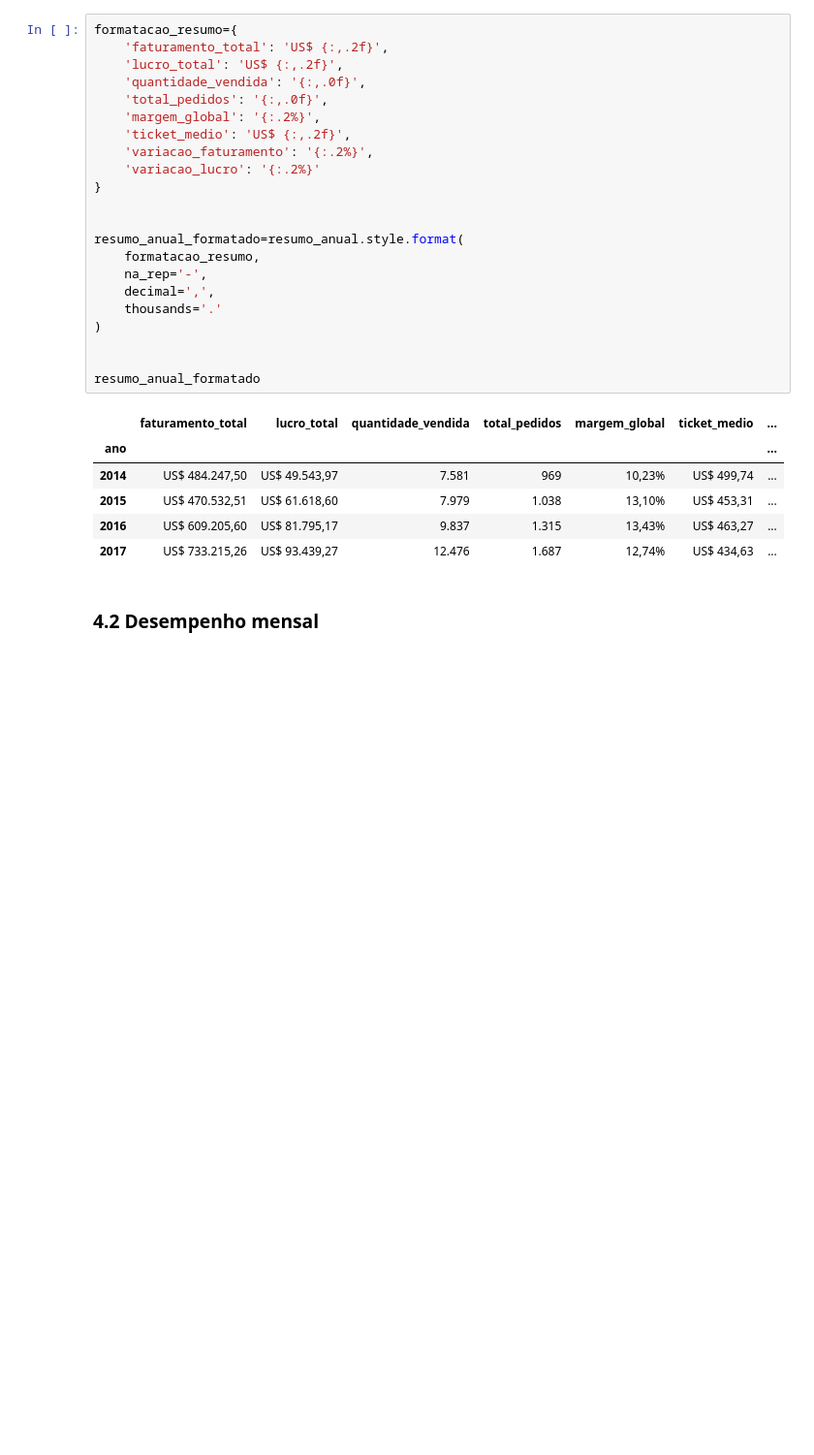
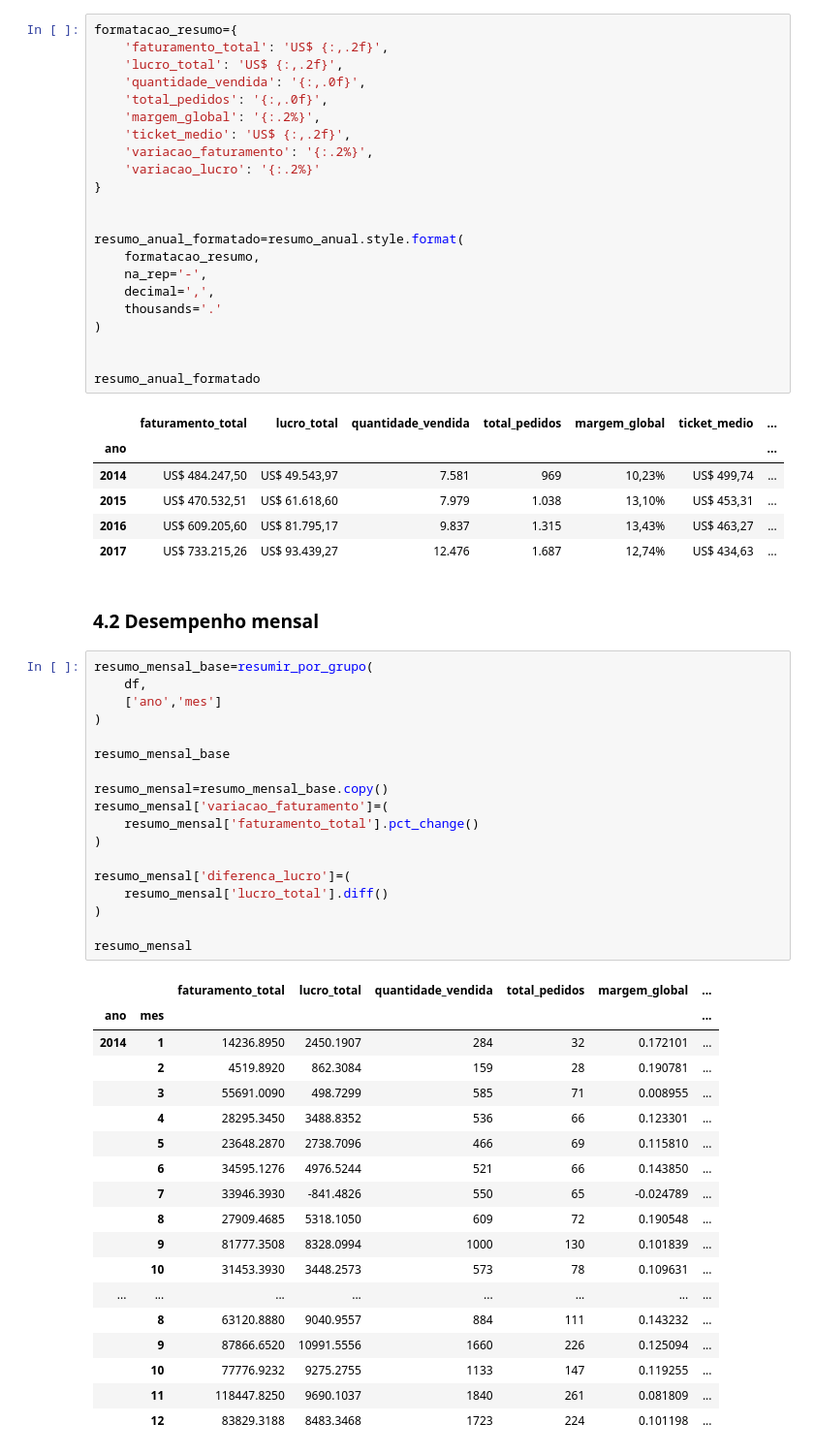
Before and after one commit to Mattanatecn/projetoanalisevendas-SAMPLE-SUPERSTORE, a Jupyter notebook: notebooks/analise_final.ipynb, the cells around one changed output. Shown at 97% size. Saved outputs shown, nothing was run; the diff lists cells and outputs as text; blank space fills up the shorter version.

Commit message:
adiciona analise mensal e investigacao por categorias

```diff
--- a/notebooks/analise_final.ipynb
+++ b/notebooks/analise_final.ipynb
@@ -275,3 +275,40 @@ resumo_anual_formatado
 | 2017 | US$ 733.215,26 | US$ 93.439,27 | 12.476 | 1.687 | 12,74% | US$ 434,63 | ... |
 # %% [markdown]
 ### 4.2 Desempenho mensal
+# %%
+resumo_mensal_base=resumir_por_grupo(
+    df,
+    ['ano','mes']
+)
+
+resumo_mensal_base
+
+resumo_mensal=resumo_mensal_base.copy()
+resumo_mensal['variacao_faturamento']=(
+    resumo_mensal['faturamento_total'].pct_change()
+)
+
+resumo_mensal['diferenca_lucro']=(
+    resumo_mensal['lucro_total'].diff()
+)
+
+resumo_mensal
+# %% [output]
+|  |  | faturamento_total | lucro_total | quantidade_vendida | total_pedidos | margem_global | ... |
+| ano | mes |  |  |  |  |  | ... |
+| 2014 | 1 | 14236.8950 | 2450.1907 | 284 | 32 | 0.172101 | ... |
+|  | 2 | 4519.8920 | 862.3084 | 159 | 28 | 0.190781 | ... |
+|  | 3 | 55691.0090 | 498.7299 | 585 | 71 | 0.008955 | ... |
+|  | 4 | 28295.3450 | 3488.8352 | 536 | 66 | 0.123301 | ... |
+|  | 5 | 23648.2870 | 2738.7096 | 466 | 69 | 0.115810 | ... |
+|  | 6 | 34595.1276 | 4976.5244 | 521 | 66 | 0.143850 | ... |
+|  | 7 | 33946.3930 | -841.4826 | 550 | 65 | -0.024789 | ... |
+|  | 8 | 27909.4685 | 5318.1050 | 609 | 72 | 0.190548 | ... |
+|  | 9 | 81777.3508 | 8328.0994 | 1000 | 130 | 0.101839 | ... |
+|  | 10 | 31453.3930 | 3448.2573 | 573 | 78 | 0.109631 | ... |
+| ... | ... | ... | ... | ... | ... | ... | ... |
+|  | 8 | 63120.8880 | 9040.9557 | 884 | 111 | 0.143232 | ... |
+|  | 9 | 87866.6520 | 10991.5556 | 1660 | 226 | 0.125094 | ... |
+|  | 10 | 77776.9232 | 9275.2755 | 1133 | 147 | 0.119255 | ... |
+|  | 11 | 118447.8250 | 9690.1037 | 1840 | 261 | 0.081809 | ... |
+|  | 12 | 83829.3188 | 8483.3468 | 1723 | 224 | 0.101198 | ... |
```
Also changed, not shown: parts of 17 cells of this notebook.
